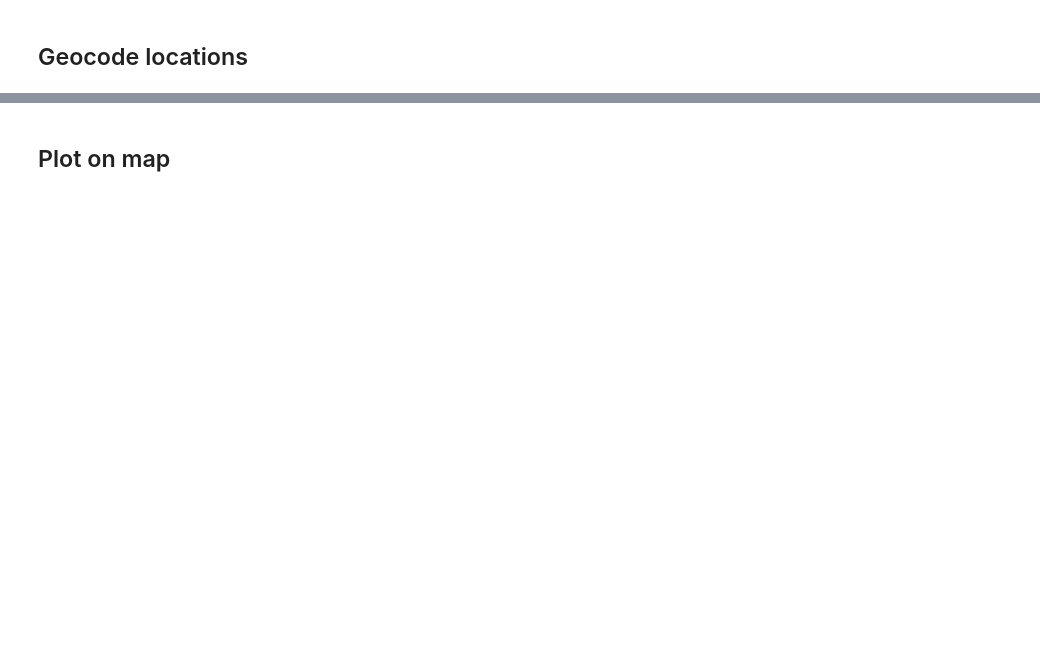
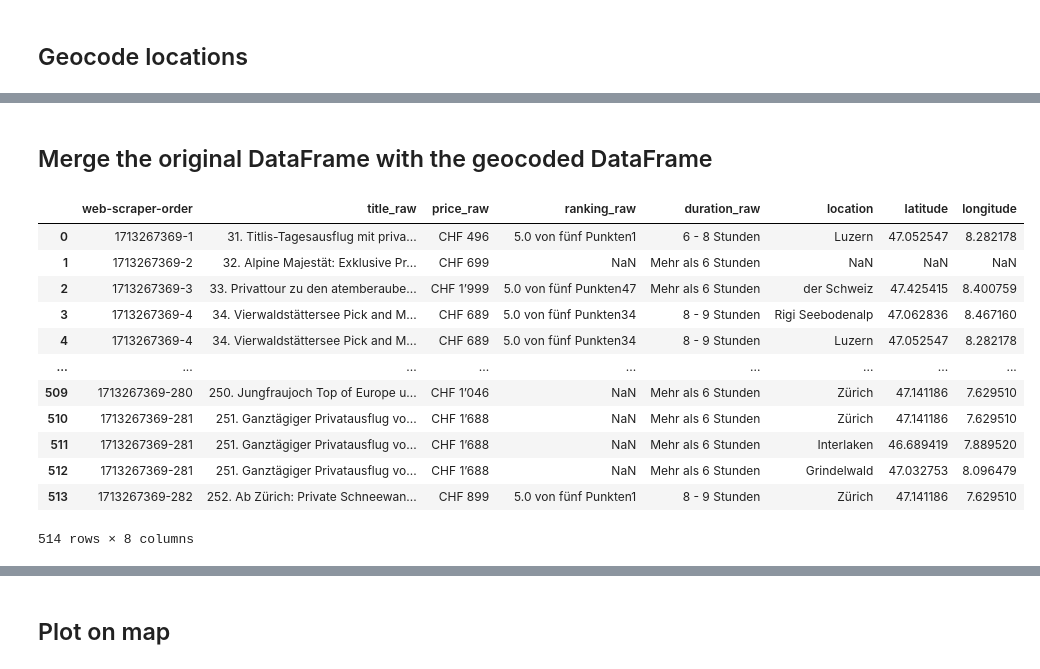
Before and after one commit to mario-gellrich-zhaw/spatial_data_analysis, a Jupyter notebook: 08_Python_Tripadvisor/tripadvisor_spatial.ipynb, the cells around one changed output, grey strips where cells are left out. Cells and saved outputs as stored; diff of their text form; code cells hidden in the pictures; blank space fills up the shorter version.

```diff
--- a/08_Python_Tripadvisor/tripadvisor_spatial.ipynb
+++ b/08_Python_Tripadvisor/tripadvisor_spatial.ipynb
@@ -113,0 +184,26 @@ print(df_geocoded)
+# %% [markdown]
+## Merge the original DataFrame with the geocoded DataFrame
+# %%
+# Merge the original DataFrame with the geocoded DataFrame
+merged_df = pd.merge(df[['web-scraper-order',
+                         'title_raw',
+                         'price_raw',
+                         'ranking_raw',
+                         'duration_raw']], df_geocoded,
+                         on='web-scraper-order',
+                         how='left')
+merged_df
+# %% [output]
+|  | web-scraper-order | title_raw | price_raw | ranking_raw | duration_raw | location | latitude | longitude |
+| 0 | 1713267369-1 | 31. Titlis-Tagesausflug mit priva... | CHF 496 | 5.0 von fünf Punkten1 | 6 - 8 Stunden | Luzern | 47.052547 | 8.282178 |
+| 1 | 1713267369-2 | 32. Alpine Majestät: Exklusive Pr... | CHF 699 | NaN | Mehr als 6 Stunden | NaN | NaN | NaN |
+| 2 | 1713267369-3 | 33. Privattour zu den atemberaube... | CHF 1’999 | 5.0 von fünf Punkten47 | Mehr als 6 Stunden | der Schweiz | 47.425415 | 8.400759 |
+| 3 | 1713267369-4 | 34. Vierwaldstättersee Pick and M... | CHF 689 | 5.0 von fünf Punkten34 | 8 - 9 Stunden | Rigi Seebodenalp | 47.062836 | 8.467160 |
+| 4 | 1713267369-4 | 34. Vierwaldstättersee Pick and M... | CHF 689 | 5.0 von fünf Punkten34 | 8 - 9 Stunden | Luzern | 47.052547 | 8.282178 |
+| ... | ... | ... | ... | ... | ... | ... | ... | ... |
+| 509 | 1713267369-280 | 250. Jungfraujoch Top of Europe u... | CHF 1’046 | NaN | Mehr als 6 Stunden | Zürich | 47.141186 | 7.629510 |
+| 510 | 1713267369-281 | 251. Ganztägiger Privatausflug vo... | CHF 1’688 | NaN | Mehr als 6 Stunden | Zürich | 47.141186 | 7.629510 |
+| 511 | 1713267369-281 | 251. Ganztägiger Privatausflug vo... | CHF 1’688 | NaN | Mehr als 6 Stunden | Interlaken | 46.689419 | 7.889520 |
+| 512 | 1713267369-281 | 251. Ganztägiger Privatausflug vo... | CHF 1’688 | NaN | Mehr als 6 Stunden | Grindelwald | 47.032753 | 8.096479 |
+| 513 | 1713267369-282 | 252. Ab Zürich: Private Schneewan... | CHF 899 | 5.0 von fünf Punkten1 | 8 - 9 Stunden | Zürich | 47.141186 | 7.629510 |
+514 rows × 8 columns
```
Also changed, not shown: parts of 17 cells of this notebook, 1 other file.
